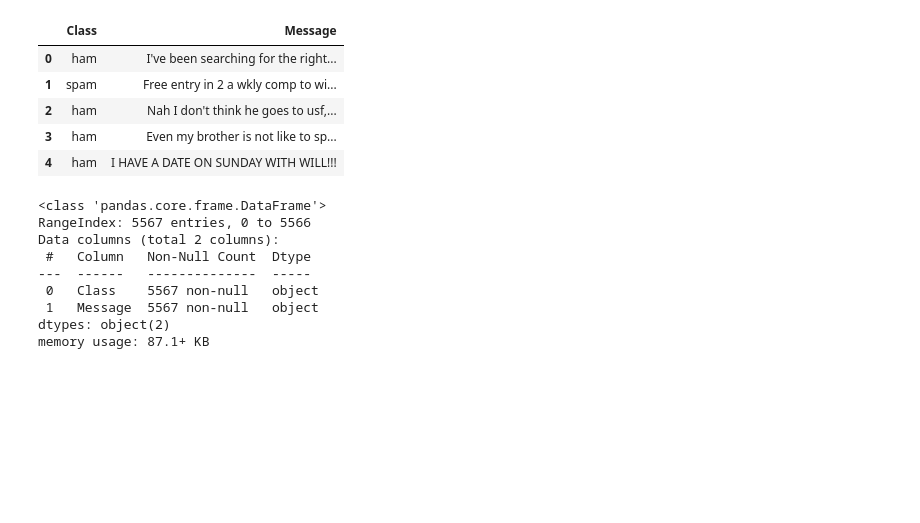
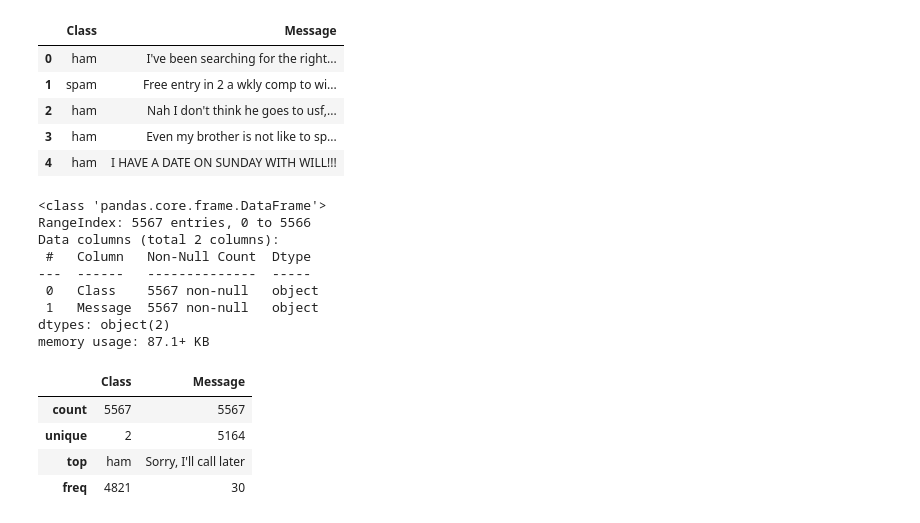
Before and after one commit to venkatesh-manikumar/Python_learnings, a Jupyter notebook: Text_modeling_NB.ipynb, the cells around one changed output. Cells and saved outputs as stored; diff of their text form; code cells hidden in the pictures; blank space fills up the shorter version.

```diff
--- a/Text_modeling_NB.ipynb
+++ b/Text_modeling_NB.ipynb
@@ -25,3 +30,11 @@ Data columns (total 2 columns):
  1   Message  5567 non-null   object
 dtypes: object(2)
 memory usage: 87.1+ KB
+# %%
+spam_data.describe()
+# %% [output]
+|  | Class | Message |
+| count | 5567 | 5567 |
+| unique | 2 | 5164 |
+| top | ham | Sorry, I'll call later |
+| freq | 4821 | 30 |
```
Also changed, not shown: parts of 14 cells of this notebook.
